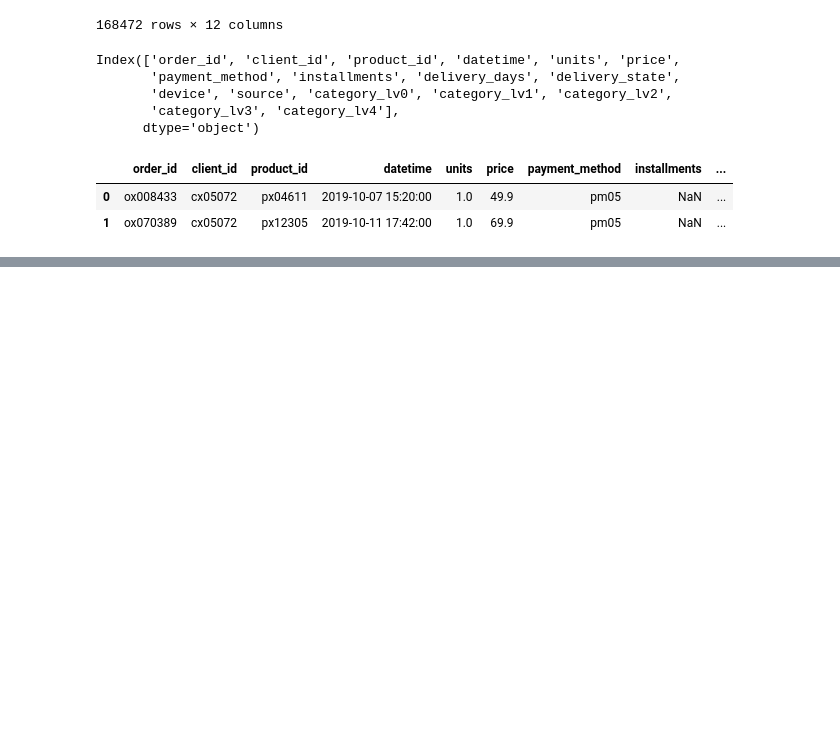
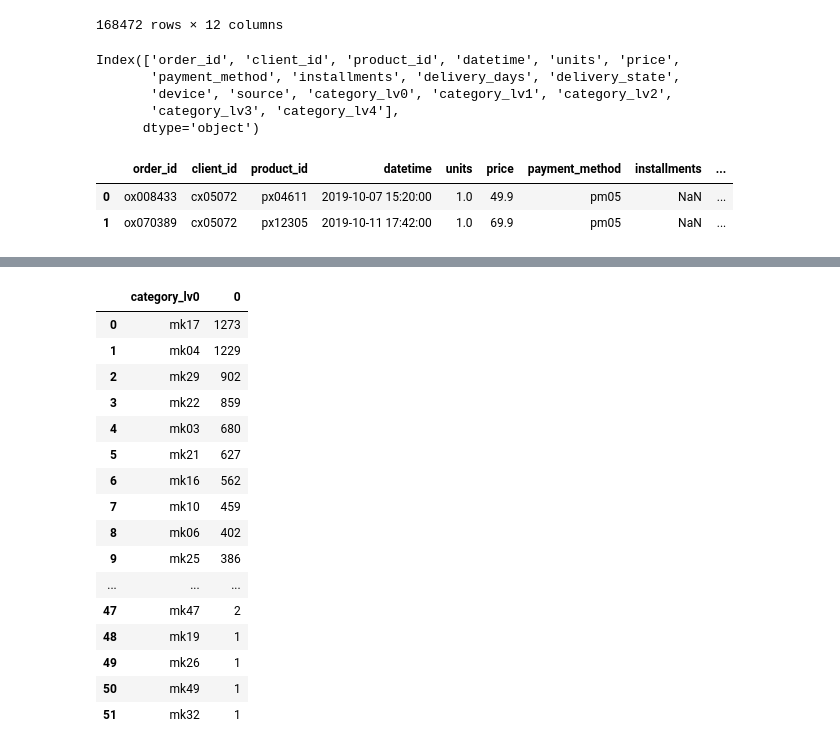
Before and after one commit to LucianoBatista/churn-classifier, a Jupyter notebook: analysis/initial_eda.ipynb, the cells around one changed output, grey strips where cells are left out. Cells and saved outputs as stored; diff of their text form; code cells hidden in the pictures; blank space fills up the shorter version.

```diff
--- a/analysis/initial_eda.ipynb
+++ b/analysis/initial_eda.ipynb
@@ -91,0 +133,20 @@ orders_product_df[orders_product_df["client_id"] == "cx05072"]
+# %%
+product[["category_lv0"]].value_counts().reset_index()
+# %% [output]
+|  | category_lv0 | 0 |
+| 0 | mk17 | 1273 |
+| 1 | mk04 | 1229 |
+| 2 | mk29 | 902 |
+| 3 | mk22 | 859 |
+| 4 | mk03 | 680 |
+| 5 | mk21 | 627 |
+| 6 | mk16 | 562 |
+| 7 | mk10 | 459 |
+| 8 | mk06 | 402 |
+| 9 | mk25 | 386 |
+| ... | ... | ... |
+| 47 | mk47 | 2 |
+| 48 | mk19 | 1 |
+| 49 | mk26 | 1 |
+| 50 | mk49 | 1 |
+| 51 | mk32 | 1 |
```
Also changed, not shown: parts of 27 cells of this notebook, 9 other files.
